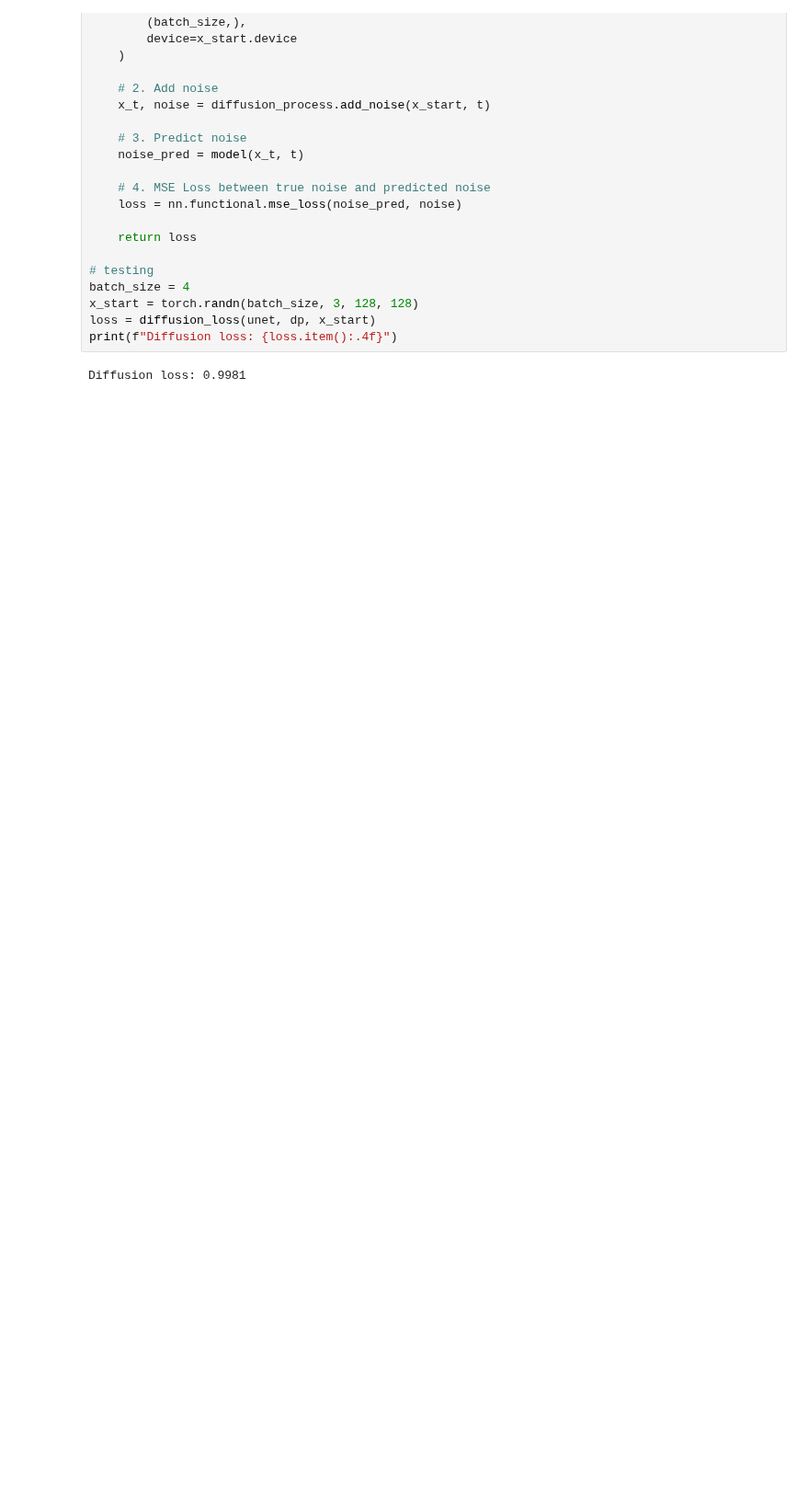
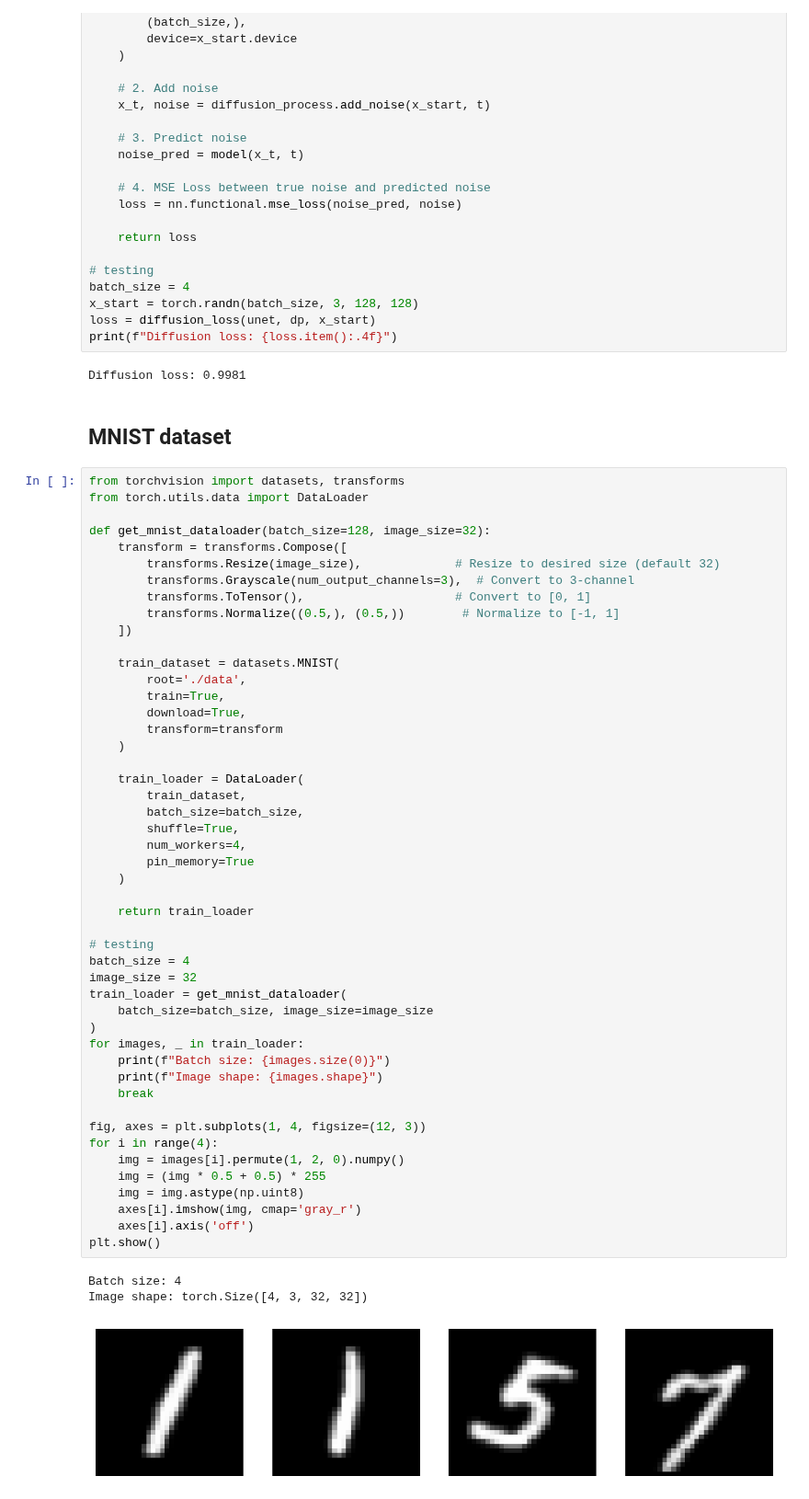
Before and after one commit to PyML-studio/diffusion, a Jupyter notebook: ddpm_from_scratch/ddpm_from_scratch.ipynb, the cells around one changed output. Shown at 92% size. Drawn from its saved outputs; the diff is of its cells as text; blank space fills up the shorter version.

Commit message:
DDPM training: MNIST dataset and loader

```diff
--- a/ddpm_from_scratch/ddpm_from_scratch.ipynb
+++ b/ddpm_from_scratch/ddpm_from_scratch.ipynb
@@ -758,3 +760,57 @@ loss = diffusion_loss(unet, dp, x_start)
 print(f"Diffusion loss: {loss.item():.4f}")
 # %% [output]
 Diffusion loss: 0.9981
+# %% [markdown]
+## MNIST dataset
+# %%
+from torchvision import datasets, transforms
+from torch.utils.data import DataLoader
+
+def get_mnist_dataloader(batch_size=128, image_size=32):
+    transform = transforms.Compose([
+        transforms.Resize(image_size),             # Resize to desired size (default 32)
+        transforms.Grayscale(num_output_channels=3),  # Convert to 3-channel
+        transforms.ToTensor(),                     # Convert to [0, 1]
+        transforms.Normalize((0.5,), (0.5,))        # Normalize to [-1, 1]
+    ])
+
+    train_dataset = datasets.MNIST(
+        root='./data',
+        train=True,
+        download=True,
+        transform=transform
+    )
+
+    train_loader = DataLoader(
+        train_dataset,
+        batch_size=batch_size,
+        shuffle=True,
+        num_workers=4,
+        pin_memory=True
+    )
+
+    return train_loader
+
+# testing
+batch_size = 4
+image_size = 32
+train_loader = get_mnist_dataloader(
+    batch_size=batch_size, image_size=image_size
+)
+for images, _ in train_loader:
+    print(f"Batch size: {images.size(0)}")
+    print(f"Image shape: {images.shape}")
+    break
+
+fig, axes = plt.subplots(1, 4, figsize=(12, 3))
+for i in range(4):
+    img = images[i].permute(1, 2, 0).numpy()
+    img = (img * 0.5 + 0.5) * 255
+    img = img.astype(np.uint8)
+    axes[i].imshow(img, cmap='gray_r')
+    axes[i].axis('off')
+plt.show()
+# %% [output]
+Batch size: 4
+Image shape: torch.Size([4, 3, 32, 32])
+[figure, added]
```
Also changed, not shown: parts of 1 cell of this notebook.
